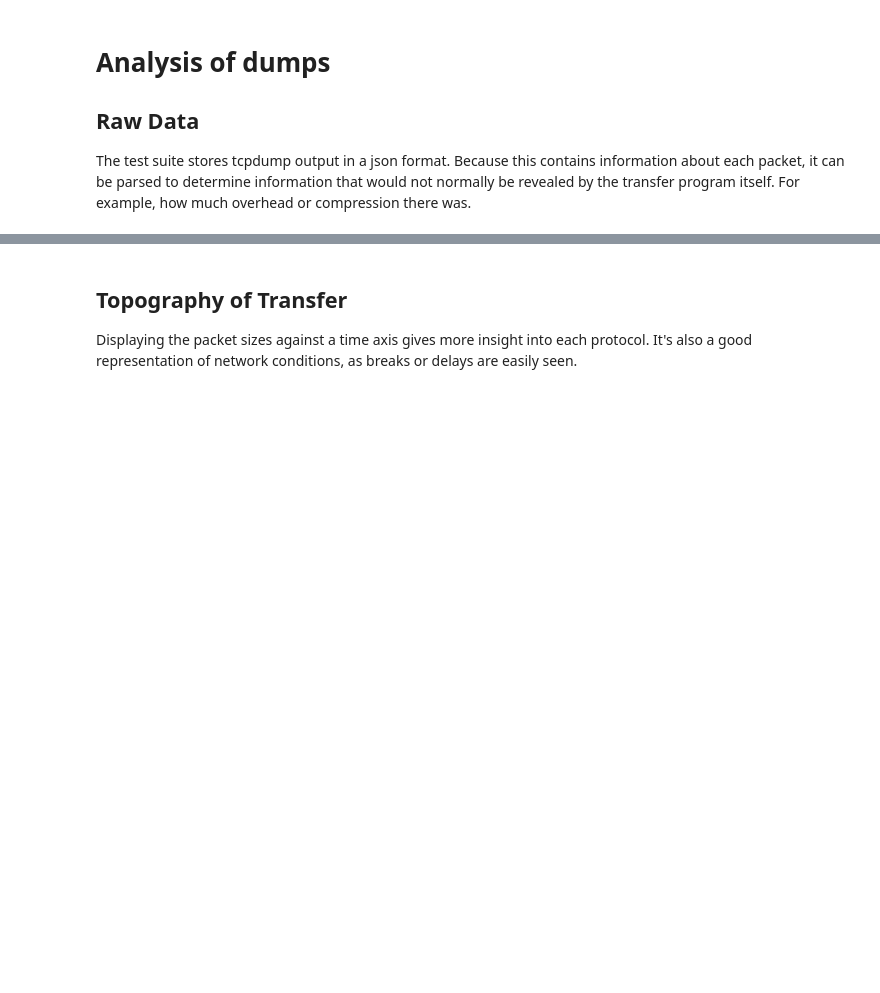
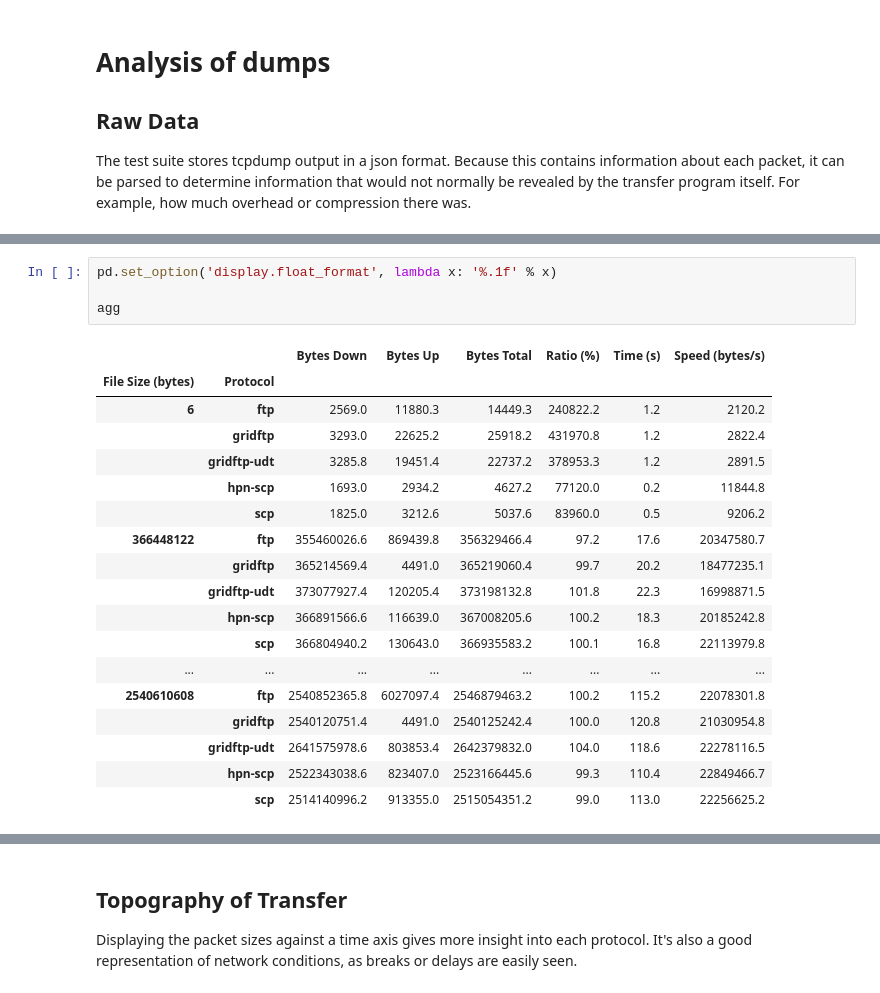
Before and after one commit to rsignell-usgs/bigbinf, a Jupyter notebook: protocol_testbed/analysis.ipynb, the cells around one changed output, grey strips where cells are left out. Saved outputs shown, nothing was run; the diff lists cells and outputs as text; blank space fills up the shorter version.

```diff
--- a/protocol_testbed/analysis.ipynb
+++ b/protocol_testbed/analysis.ipynb
@@ -54,0 +49,23 @@ agg_interact = interact(plot_speed_efficiency, df=fixed(agg), filesize=sizes)
+# %%
+pd.set_option('display.float_format', lambda x: '%.1f' % x)
+
+agg
+# %% [output]
+|  |  | Bytes Down | Bytes Up | Bytes Total | Ratio (%) | Time (s) | Speed (bytes/s) |
+| File Size (bytes) | Protocol |  |  |  |  |  |  |
+| 6 | ftp | 2569.0 | 11880.3 | 14449.3 | 240822.2 | 1.2 | 2120.2 |
+|  | gridftp | 3293.0 | 22625.2 | 25918.2 | 431970.8 | 1.2 | 2822.4 |
+|  | gridftp-udt | 3285.8 | 19451.4 | 22737.2 | 378953.3 | 1.2 | 2891.5 |
+|  | hpn-scp | 1693.0 | 2934.2 | 4627.2 | 77120.0 | 0.2 | 11844.8 |
+|  | scp | 1825.0 | 3212.6 | 5037.6 | 83960.0 | 0.5 | 9206.2 |
+| 366448122 | ftp | 355460026.6 | 869439.8 | 356329466.4 | 97.2 | 17.6 | 20347580.7 |
+|  | gridftp | 365214569.4 | 4491.0 | 365219060.4 | 99.7 | 20.2 | 18477235.1 |
+|  | gridftp-udt | 373077927.4 | 120205.4 | 373198132.8 | 101.8 | 22.3 | 16998871.5 |
+|  | hpn-scp | 366891566.6 | 116639.0 | 367008205.6 | 100.2 | 18.3 | 20185242.8 |
+|  | scp | 366804940.2 | 130643.0 | 366935583.2 | 100.1 | 16.8 | 22113979.8 |
+| ... | ... | ... | ... | ... | ... | ... | ... |
+| 2540610608 | ftp | 2540852365.8 | 6027097.4 | 2546879463.2 | 100.2 | 115.2 | 22078301.8 |
+|  | gridftp | 2540120751.4 | 4491.0 | 2540125242.4 | 100.0 | 120.8 | 21030954.8 |
+|  | gridftp-udt | 2641575978.6 | 803853.4 | 2642379832.0 | 104.0 | 118.6 | 22278116.5 |
+|  | hpn-scp | 2522343038.6 | 823407.0 | 2523166445.6 | 99.3 | 110.4 | 22849466.7 |
+|  | scp | 2514140996.2 | 913355.0 | 2515054351.2 | 99.0 | 113.0 | 22256625.2 |
```
Also changed, not shown: parts of 8 cells of this notebook, 4 other files.
